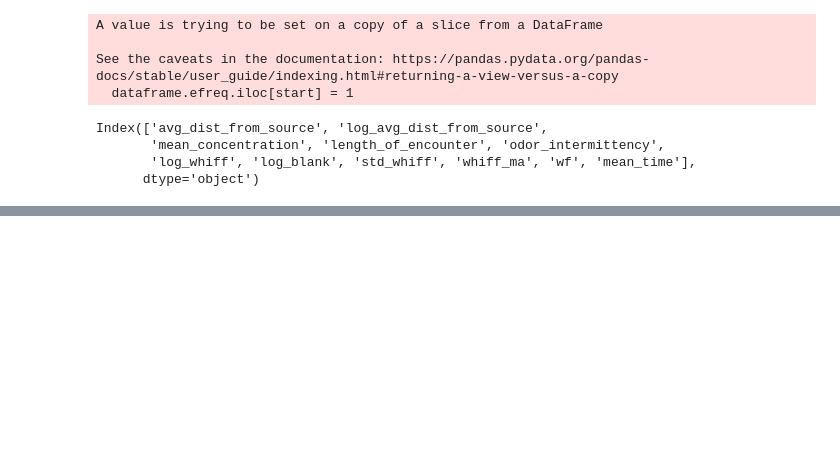
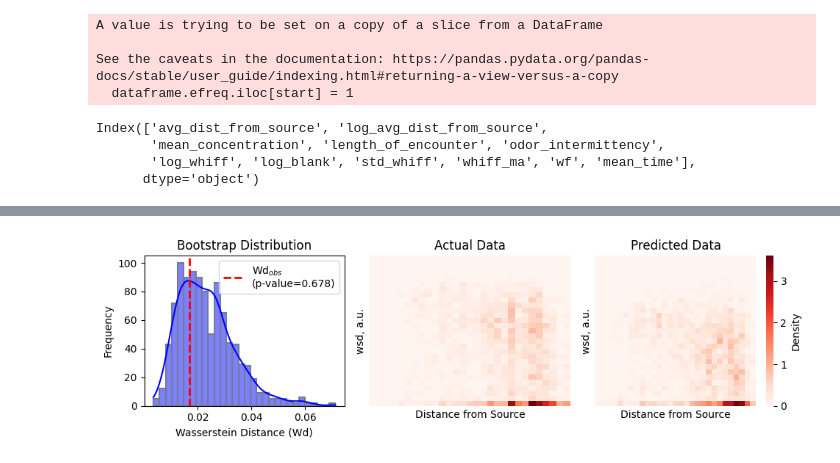
Before and after one commit to arunavanag591/COSMOS, a Jupyter notebook: plume_simulator.ipynb, the cells around one changed output, grey strips where cells are left out. Cells and saved outputs as stored; diff of their text form; code cells hidden in the pictures; blank space fills up the shorter version.

```diff
--- a/plume_simulator.ipynb
+++ b/plume_simulator.ipynb
@@ -606,0 +545,4 @@ plt.show()
+# %%
+wd_cal(fdf1.log_avg_dist_from_source, fdf1.std_whiff, fdf_predicted.log_avg_dist_from_source, fdf_predicted.std_whiff, 'wsd, a.u.')
+# %% [output]
+[figure, added]
```
Also changed, not shown: parts of 19 cells of this notebook, 2 other files.
